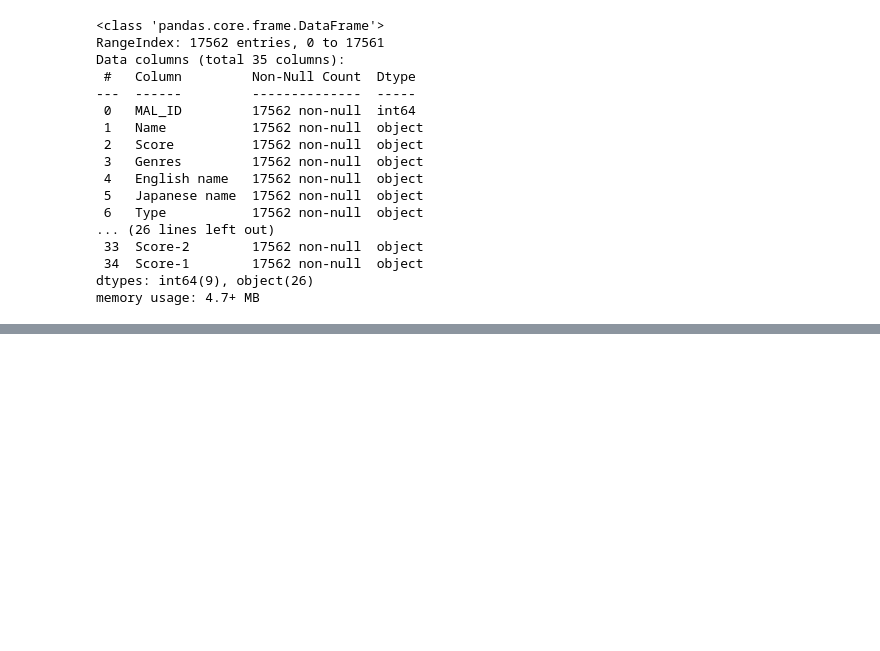
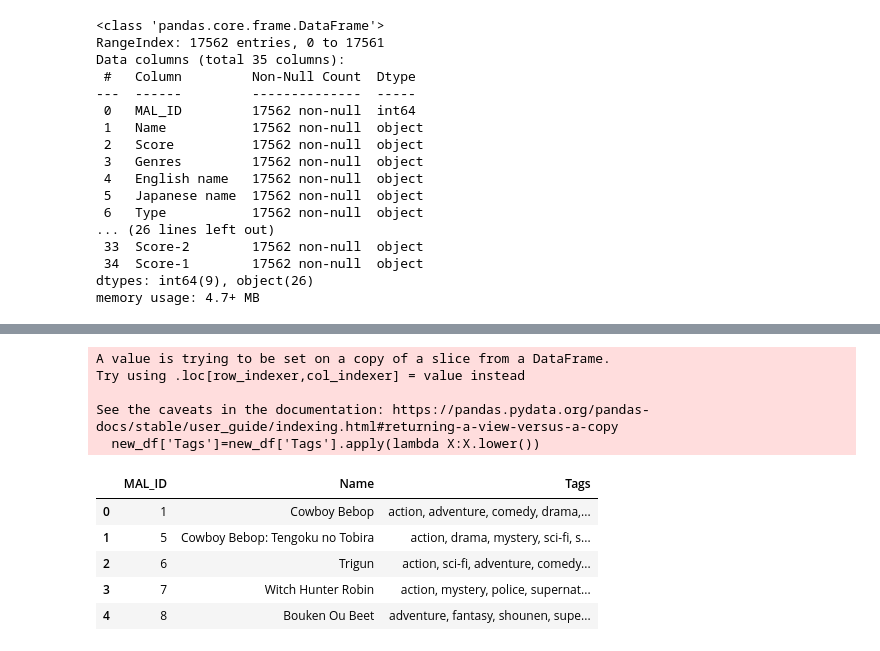
Before and after one commit to KimKarydas/Anime-Recommendation-System, a Jupyter notebook: System_NB.ipynb, the cells around one changed output, grey strips where cells are left out. Drawn from its saved outputs; the diff is of its cells as text; code cells hidden in the pictures; blank space fills up the shorter version.

Commit message:
end cleanindg + data prep

```diff
--- a/System_NB.ipynb
+++ b/System_NB.ipynb
@@ -72,0 +117,19 @@ dtype: int64
+# %%
+#Standardised the words we are going to use in our systems by turning them into small cases only
+new_df['Tags']=new_df['Tags'].apply(lambda X:X.lower())
+# %% [output]
+A value is trying to be set on a copy of a slice from a DataFrame.
+Try using .loc[row_indexer,col_indexer] = value instead
+
+See the caveats in the documentation: https://pandas.pydata.org/pandas-docs/stable/user_guide/indexing.html#returning-a-view-versus-a-copy
+  new_df['Tags']=new_df['Tags'].apply(lambda X:X.lower())
+# %%
+#check if changes apply
+new_df.head()
+# %% [output]
+|  | MAL_ID | Name | Tags |
+| 0 | 1 | Cowboy Bebop | action, adventure, comedy, drama,... |
+| 1 | 5 | Cowboy Bebop: Tengoku no Tobira | action, drama, mystery, sci-fi, s... |
+| 2 | 6 | Trigun | action, sci-fi, adventure, comedy... |
+| 3 | 7 | Witch Hunter Robin | action, mystery, police, supernat... |
+| 4 | 8 | Bouken Ou Beet | adventure, fantasy, shounen, supe... |
```
Also changed, not shown: parts of 11 cells of this notebook.
